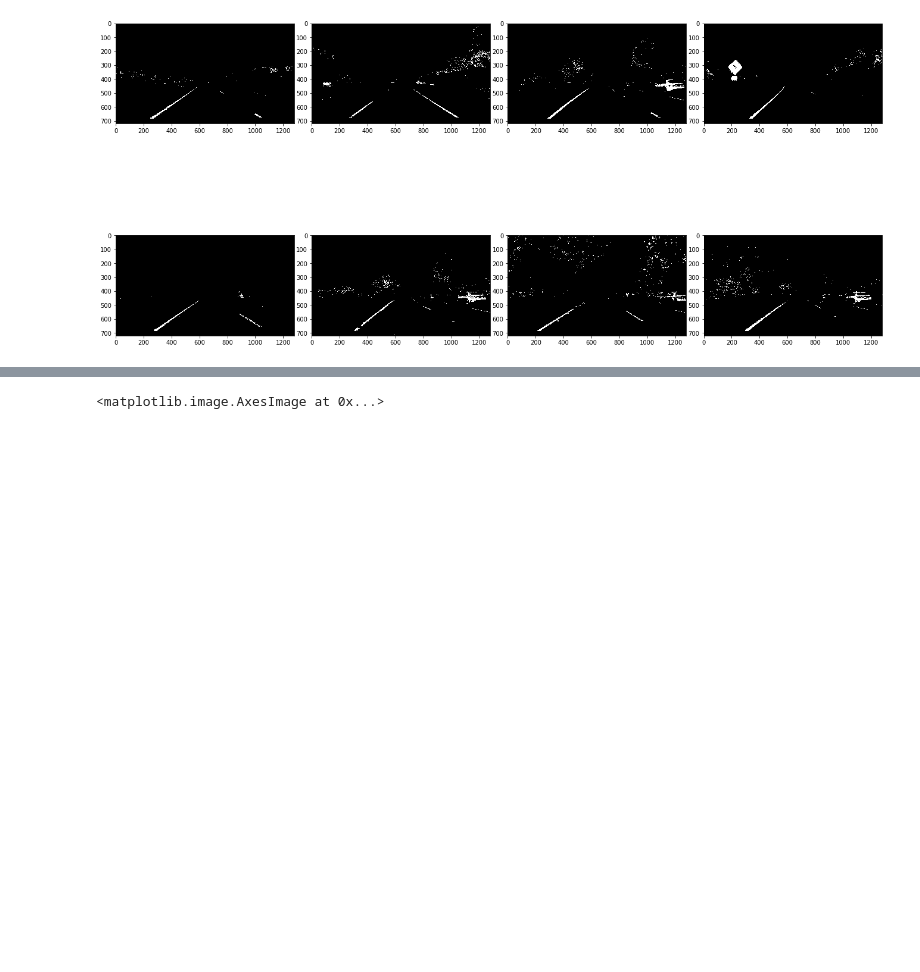
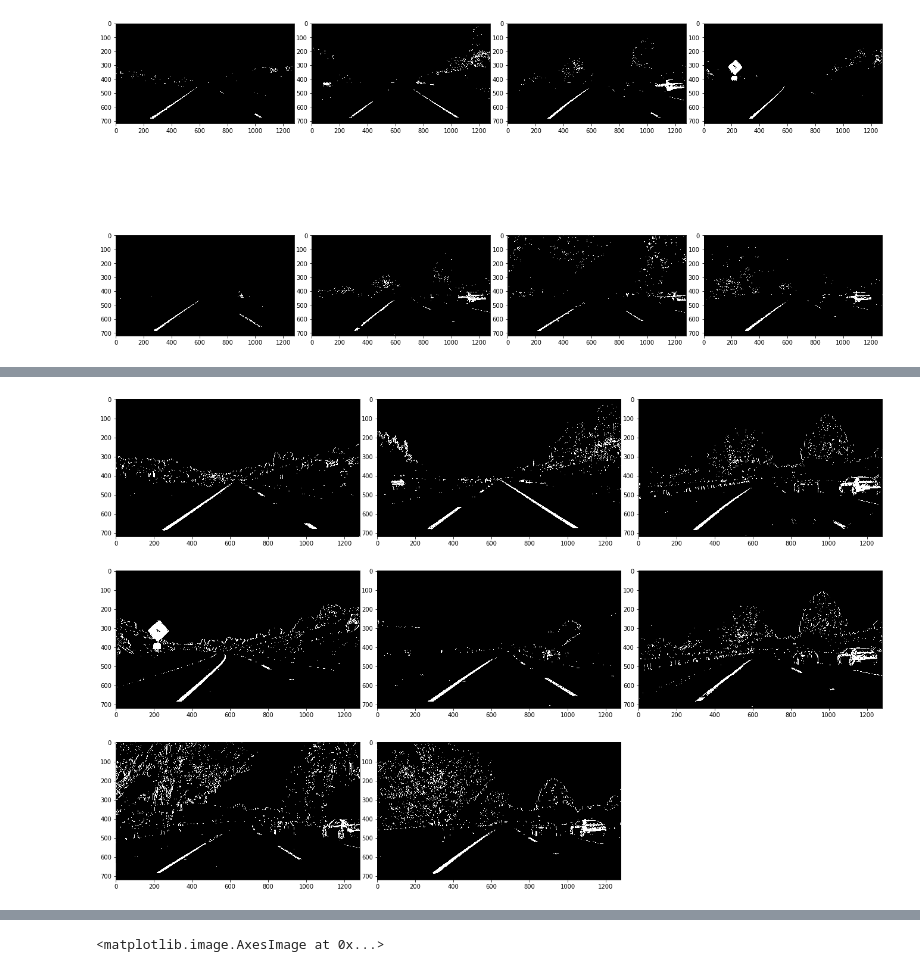
Before and after one commit to Aladdin95/CarND-Advanced-Lane-Lines, a Jupyter notebook: Advanced Lane Finding.ipynb, the cells around one changed output, grey strips where cells are left out. Drawn from its saved outputs; the diff is of its cells as text; code cells hidden in the pictures; blank space fills up the shorter version.

```diff
--- a/Advanced Lane Finding.ipynb
+++ b/Advanced Lane Finding.ipynb
@@ -161,3 +189,15 @@ view_imgs(test_all_thresh)
+# %%
+test_all_thresh = []
+for indx, img in enumerate(test_undist):
+    img = threshold(img)
+    write_name = 'output_images/test_all_thresh/' + str(indx) + '.jpg'
+    plt.imsave(write_name, 255*img, cmap ='gray')
+    test_all_thresh.append(img)
+#plt.figure(figsize=(20,20))
+#plt.imshow(test_all_thresh[3],cmap='gray')
+view_imgs(test_all_thresh,cols=3)
+# %% [output]
+[figure, added]
 # %%
 warp_pickle = pickle.load( open( "warp_pickle.p", "rb" ) )
 M = warp_pickle["M"]
```
Also changed, not shown: parts of 21 cells of this notebook, 51 other files.
